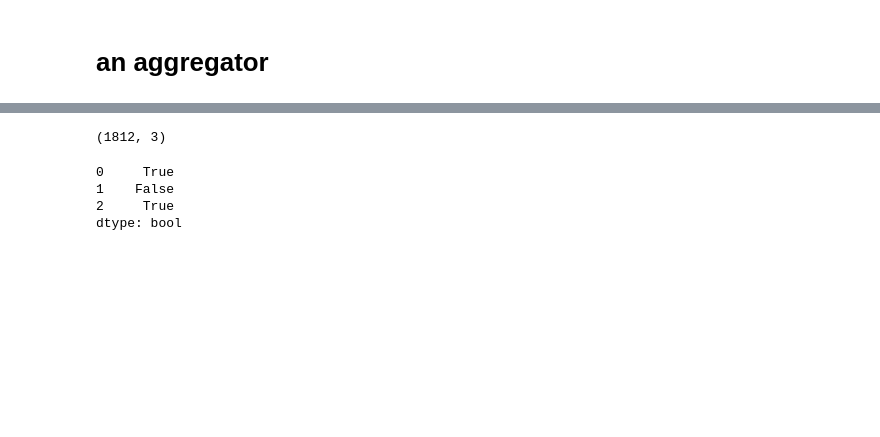
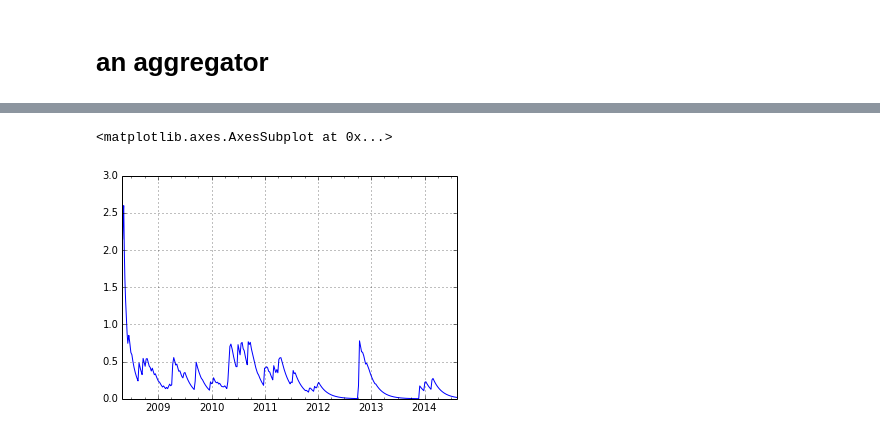
Before and after one commit to gauthamnair/repopulse, a Jupyter notebook: testingFeatureMaker.ipynb, the cells around one changed output, grey strips where cells are left out. Saved outputs shown, nothing was run; the diff lists cells and outputs as text; code cells hidden in the pictures; blank space fills up the shorter version.

```diff
--- a/testingFeatureMaker.ipynb
+++ b/testingFeatureMaker.ipynb
@@ -351,4 +155,0 @@ createdInPast = byRepo[~ byRepo['daysSinceLastCommit'].isnull()]
-# %%
-createdInPast.shape
-# %% [output]
-(1812, 3)
@@ -357,7 +156,7 @@ z = pd.Series(data=[3,np.nan,5])
-# %%
-~ z.isnull()
-# %% [output]
-0     True
-1    False
-2     True
-dtype: bool
+# %%
+smoothed = pd.ewma(dailyHadleyPlyr, com=30*2)
+# %%
+smoothed.plot()
+# %% [output]
+<matplotlib.axes.AxesSubplot at 0x...>
+[figure, added]
```
Also changed, not shown: parts of 48 cells of this notebook, 4 other files.
